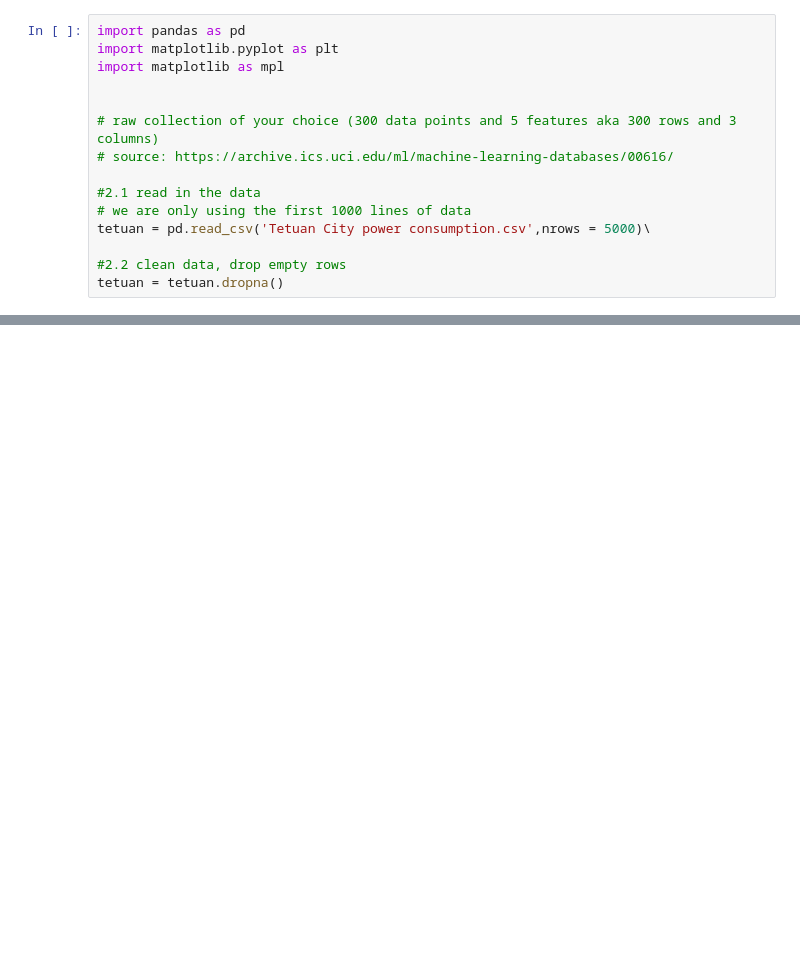
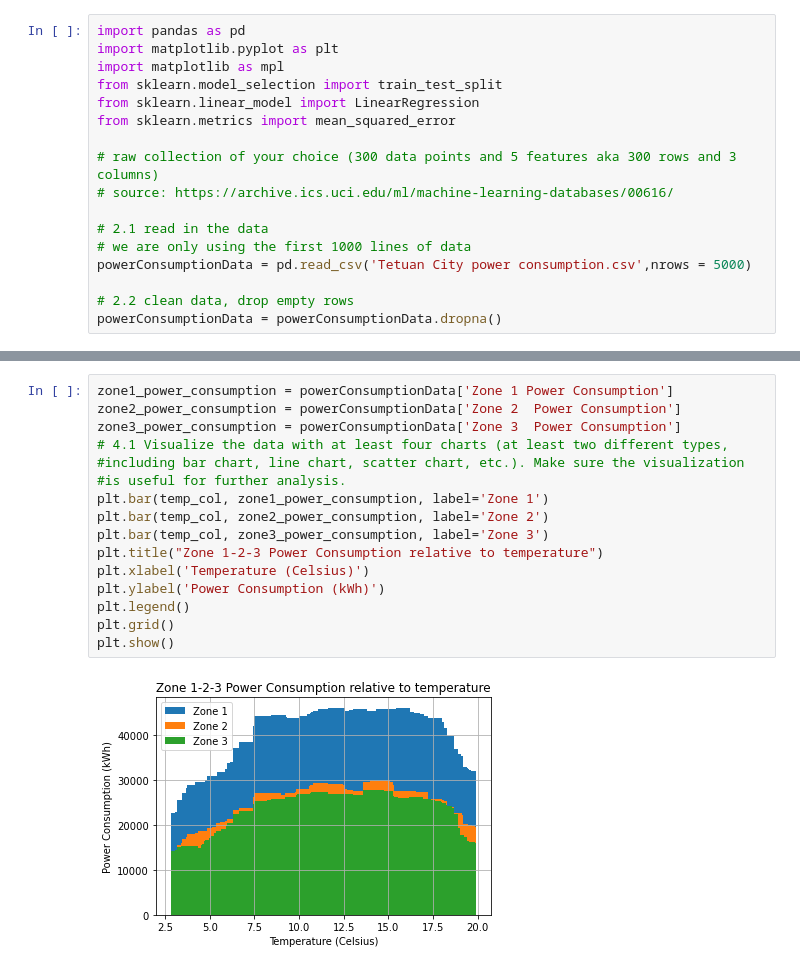
Before and after one commit to briantoanle/CSC1302_FinalProject, a Jupyter notebook: power consumption analytics.ipynb, the cells around one changed output, grey strips where cells are left out. Cells and saved outputs as stored; diff of their text form; blank space fills up the shorter version.

```diff
--- a/power consumption analytics.ipynb
+++ b/power consumption analytics.ipynb
@@ -2,14 +2,16 @@
 import pandas as pd
 import matplotlib.pyplot as plt
 import matplotlib as mpl
-
+from sklearn.model_selection import train_test_split
+from sklearn.linear_model import LinearRegression
+from sklearn.metrics import mean_squared_error
 
 # raw collection of your choice (300 data points and 5 features aka 300 rows and 3 columns)
 # source: https://archive.ics.uci.edu/ml/machine-learning-databases/00616/
 
-#2.1 read in the data
+# 2.1 read in the data
 # we are only using the first 1000 lines of data
-tetuan = pd.read_csv('Tetuan City power consumption.csv',nrows = 5000)\
+powerConsumptionData = pd.read_csv('Tetuan City power consumption.csv',nrows = 5000)
 
-#2.2 clean data, drop empty rows
-tetuan = tetuan.dropna()
+# 2.2 clean data, drop empty rows
+powerConsumptionData = powerConsumptionData.dropna()
@@ -35,0 +61,18 @@ print(tetuan)
+# %%
+zone1_power_consumption = powerConsumptionData['Zone 1 Power Consumption']
+zone2_power_consumption = powerConsumptionData['Zone 2  Power Consumption']
+zone3_power_consumption = powerConsumptionData['Zone 3  Power Consumption']
+# 4.1 Visualize the data with at least four charts (at least two different types,
+#including bar chart, line chart, scatter chart, etc.). Make sure the visualization
+#is useful for further analysis.
+plt.bar(temp_col, zone1_power_consumption, label='Zone 1')
+plt.bar(temp_col, zone2_power_consumption, label='Zone 2')
+plt.bar(temp_col, zone3_power_consumption, label='Zone 3')
+plt.title("Zone 1-2-3 Power Consumption relative to temperature")
+plt.xlabel('Temperature (Celsius)')
+plt.ylabel('Power Consumption (kWh)')
+plt.legend()
+plt.grid()
+plt.show()
+# %% [output]
+[figure, added]
```
Also changed, not shown: parts of 5 cells of this notebook, 2 other files.
